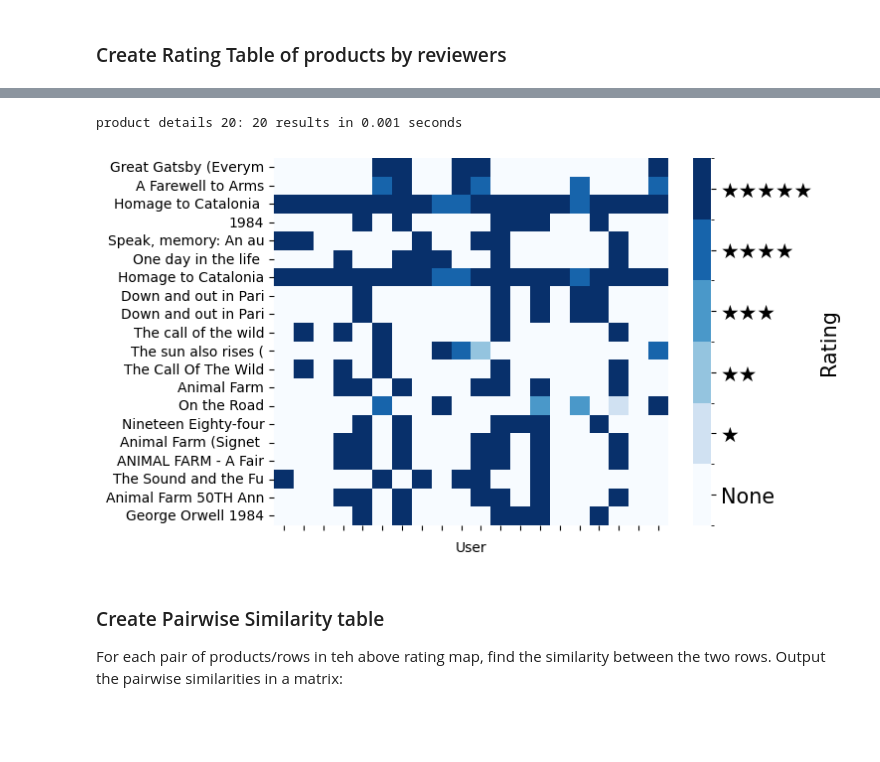
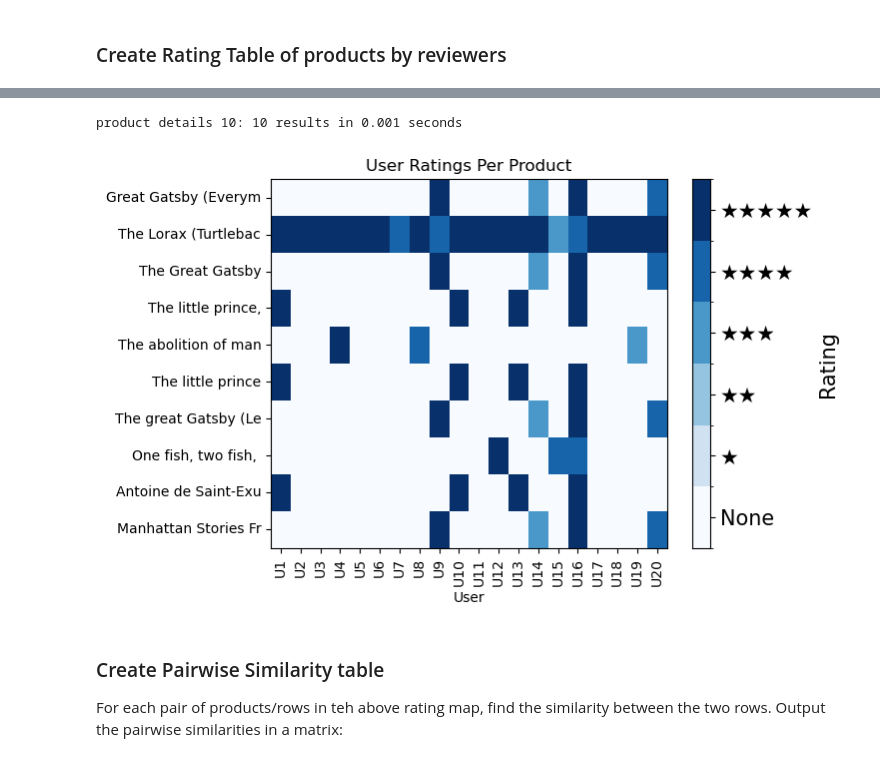
Before and after one commit to RolfHendriks/presto, a Jupyter notebook: presto/04-recommendations.ipynb, the cells around one changed output, grey strips where cells are left out. Saved outputs shown, nothing was run; the diff lists cells and outputs as text; code cells hidden in the pictures; blank space fills up the shorter version.

Commit message:
added product recommendation visualization combining ratings and similarities

```diff
--- a/presto/04-recommendations.ipynb
+++ b/presto/04-recommendations.ipynb
@@ -33,4 +26,11 @@ fill_value = 0
+# %%
+## Settings
+
+max_product_pool_size = 10
+max_user_pool_size = 20
+fill_value = 0
+title = 'The Lorax'
 # %%
-product = q.find_products('Books', search_term = 'Homage to Catalonia', conn = conn).loc[0]
+product = q.find_products('Books', search_term = title, conn = conn).loc[0]
 product
 # %% [output]
@@ -51,6 +51,7 @@ def plot_user_ratings_by_product(
         target_product_id: str, # to highlight the active / target product
         conn,
         ax = None,
+        cbar_kws = None,
         product_name_limit = 20,
         hide_y_axis_cutoff = 50,
         hide_x_axis_cutoff = 500
@@ -60,7 +61,7 @@ def plot_user_ratings_by_product(
     cmap = mpl.colormaps.get_cmap('Blues')
     bounds = [-0.5, 0.5, 1.5, 2.5, 3.5, 4.5, 5.5]
     norm = mpl.colors.BoundaryNorm(bounds, cmap.N)
-    ax = sns.heatmap(data, vmin = 0, vmax = 5, cmap = cmap, norm = norm)
+    ax = sns.heatmap(data, vmin = 0, vmax = 5, cmap = cmap, norm = norm, ax = ax, cbar_kws = cbar_kws)
 
     colorbar = ax.collections[0].colorbar
     colorbar.set_label("Rating", fontsize = 15)
@@ -68,19 +69,24 @@ def plot_user_ratings_by_product(
     colorbar.set_ticklabels(['None', '★', '★★', '★★★', '★★★★', '★★★★★'], fontsize = 15)
     colorbar.outline.set_visible(True)
     colorbar.outline.set_color('k')
-    print(dir(colorbar))
+    for spine in ['top', 'bottom', 'left', 'right']:
+        colorbar.ax.spines[spine].set_visible(True)
+        ax.spines[spine].set_visible(True)
 
     product_names = q.get_product_details(data.index, conn = conn, select = 'title')['title']
     product_names = product_names.map(lambda title: title[:product_name_limit])
     ax.yaxis.set_ticklabels(product_names.values)
     ax.yaxis.label.set_visible(False)
     ax.xaxis.set_label_text('User')
-    ax.xaxis.set_ticklabels([''] * len(ax.xaxis.get_major_ticks()))
+    ax.xaxis.set_ticklabels([f'U{i+1}' for i in range(len(data.columns))])
+    ax.set_title('User Ratings Per Product', fontsize = 15)
 
     if data.shape[1] >= hide_x_axis_cutoff:
         ax.xaxis.set_visible(False)
     if data.shape[0] >= hide_y_axis_cutoff:
         ax.yaxis.set_visible(False)
+
+    return ax
 # %% [markdown]
 ## Get Related Reviews
 
@@ -146,12 +135,13 @@ user_ratings_per_product.fillna('')
 # %%
 
 import matplotlib as mpl
 
 user_ratings_per_product.fillna(fill_value, inplace = True)
 plot_user_ratings_by_product(user_ratings_per_product, product.id, conn)
+plt.gcf().savefig('../images/recommendation-ratings.png', bbox_inches = 'tight')
 # %% [output]
-product details 20: 20 results in 0.001 seconds
+product details 10: 10 results in 0.001 seconds
-[figure, old version]
+[figure, new version]
 # %% [markdown]
 ### Create Pairwise Similarity table
 
```
Also changed, not shown: parts of 15 cells of this notebook, 2 other files.
